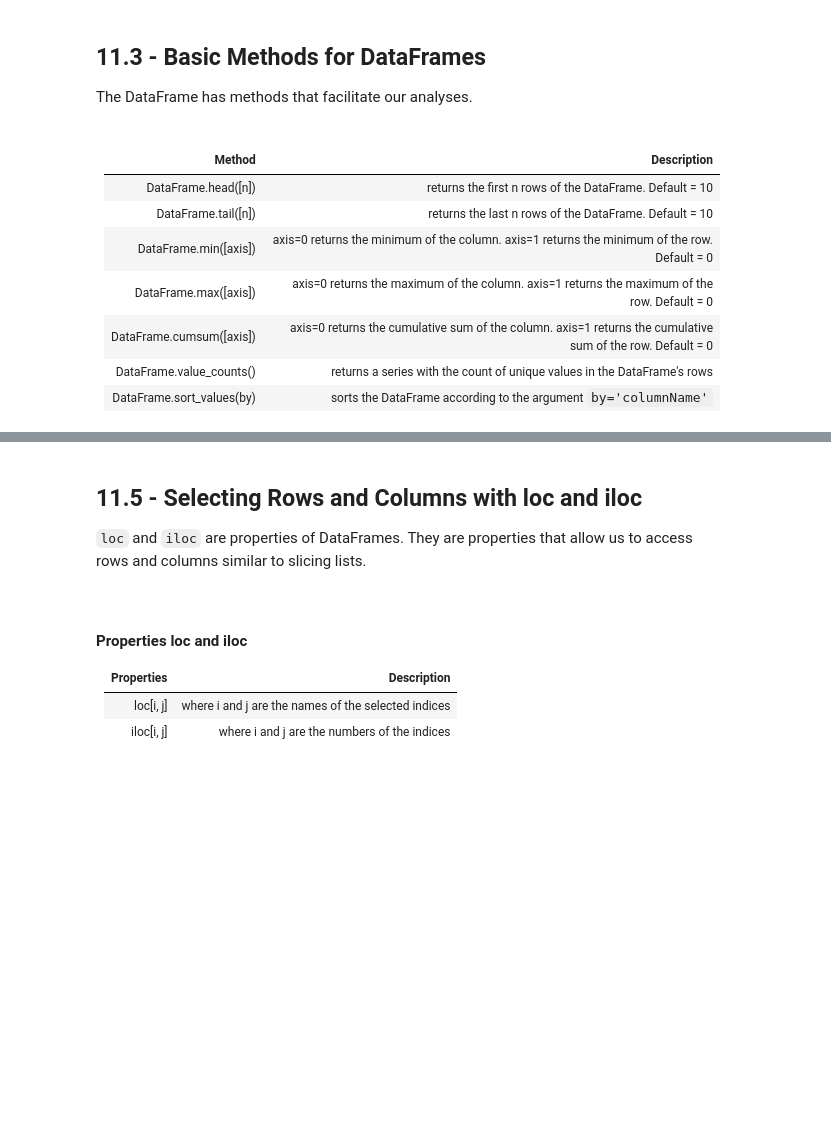
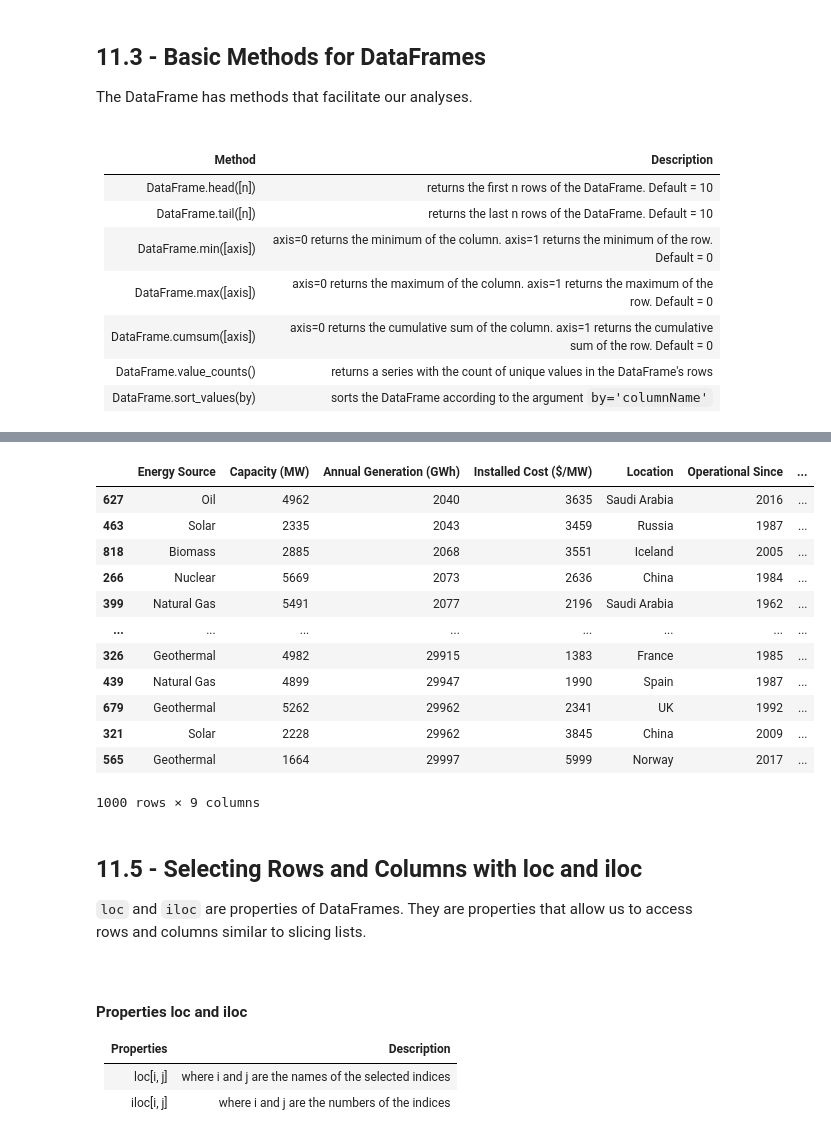
Before and after one commit to rafaelpsilva07/python-for-engineers-and-scientists, a Jupyter notebook: lessons/m2 - Section 11 - Pandas.ipynb, the cells around one changed output, grey strips where cells are left out. Drawn from its saved outputs; the diff is of its cells as text; code cells hidden in the pictures; blank space fills up the shorter version.

```diff
--- a/lessons/m2 - Section 11 - Pandas.ipynb
+++ b/lessons/m2 - Section 11 - Pandas.ipynb
@@ -272,3 +295,19 @@ Using NBA player data (https://www.kaggle.com/drgilermo/nba-players-stats), we a
+# %%
+df.sort_values('Annual Generation (GWh)')
+# %% [output]
+|  | Energy Source | Capacity (MW) | Annual Generation (GWh) | Installed Cost ($/MW) | Location | Operational Since | ... |
+| 627 | Oil | 4962 | 2040 | 3635 | Saudi Arabia | 2016 | ... |
+| 463 | Solar | 2335 | 2043 | 3459 | Russia | 1987 | ... |
+| 818 | Biomass | 2885 | 2068 | 3551 | Iceland | 2005 | ... |
+| 266 | Nuclear | 5669 | 2073 | 2636 | China | 1984 | ... |
+| 399 | Natural Gas | 5491 | 2077 | 2196 | Saudi Arabia | 1962 | ... |
+| ... | ... | ... | ... | ... | ... | ... | ... |
+| 326 | Geothermal | 4982 | 29915 | 1383 | France | 1985 | ... |
+| 439 | Natural Gas | 4899 | 29947 | 1990 | Spain | 1987 | ... |
+| 679 | Geothermal | 5262 | 29962 | 2341 | UK | 1992 | ... |
+| 321 | Solar | 2228 | 29962 | 3845 | China | 2009 | ... |
+| 565 | Geothermal | 1664 | 29997 | 5999 | Norway | 2017 | ... |
+1000 rows × 9 columns
 # %% [markdown]
 ## 11.5 - Selecting Rows and Columns with loc and iloc
 
```
Also changed, not shown: parts of 17 cells of this notebook, 2 other files.
